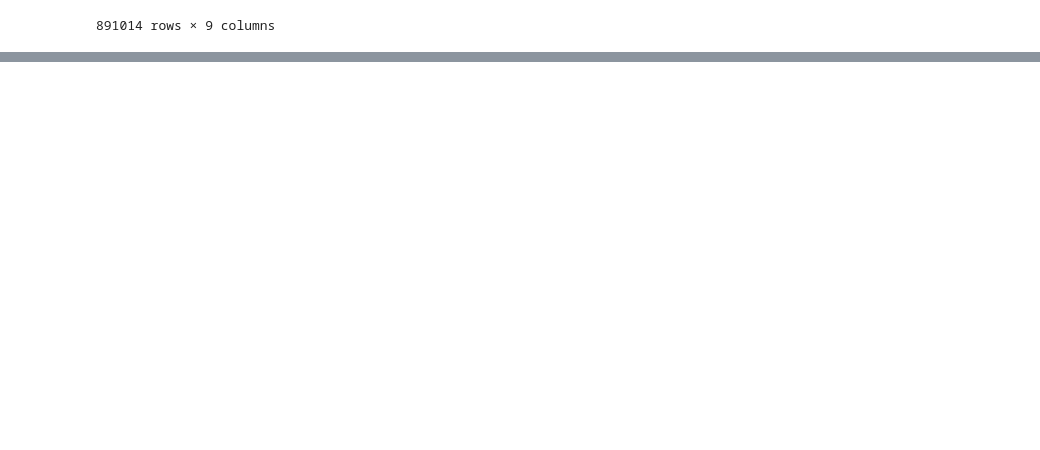
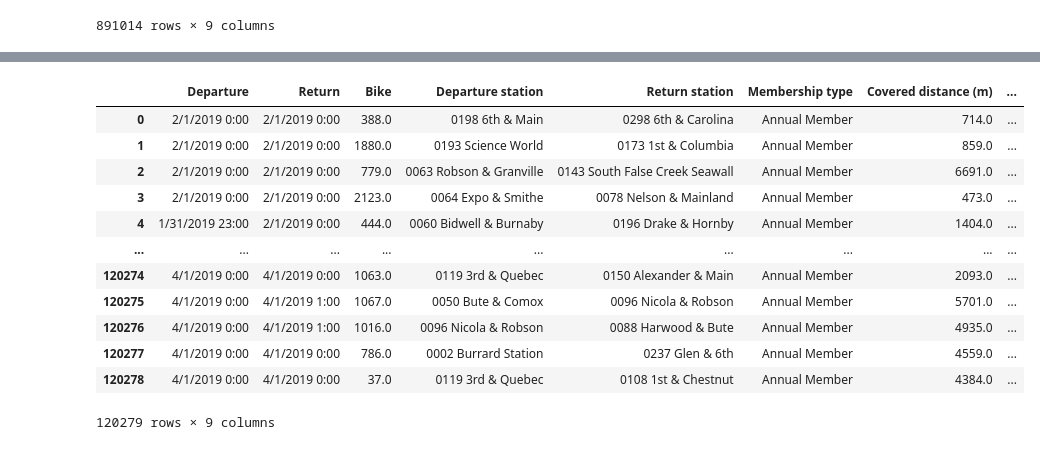
Before and after one commit to JeganS948/project2, a Jupyter notebook: resources/2_vancouver_canada/vancouver_bikeshare.ipynb, the cells around one changed output, grey strips where cells are left out. Drawn from its saved outputs; the diff is of its cells as text; code cells hidden in the pictures; blank space fills up the shorter version.

Commit message:
update user type

```diff
--- a/resources/2_vancouver_canada/vancouver_bikeshare.ipynb
+++ b/resources/2_vancouver_canada/vancouver_bikeshare.ipynb
@@ -296,3 +285,24 @@ q4=q4.replace({"Membership type":{"365 Standard": "Annual Member",
                "Single Trip Pass": "Casual Member",
                "Shared Mobility Pass": "Casual Member",
                "Archived 90 Day": "90 Day"}})
+# %%
+# drop columns
+i =["Member Type"]
+
+q1=q1.drop(columns=i)
+# %%
+q1
+# %% [output]
+|  | Departure | Return | Bike | Departure station | Return station | Membership type | Covered distance (m) | ... |
+| 0 | 2/1/2019 0:00 | 2/1/2019 0:00 | 388.0 | 0198 6th & Main | 0298 6th & Carolina | Annual Member | 714.0 | ... |
+| 1 | 2/1/2019 0:00 | 2/1/2019 0:00 | 1880.0 | 0193 Science World | 0173 1st & Columbia | Annual Member | 859.0 | ... |
+| 2 | 2/1/2019 0:00 | 2/1/2019 0:00 | 779.0 | 0063 Robson & Granville | 0143 South False Creek Seawall | Annual Member | 6691.0 | ... |
+| 3 | 2/1/2019 0:00 | 2/1/2019 0:00 | 2123.0 | 0064 Expo & Smithe | 0078 Nelson & Mainland | Annual Member | 473.0 | ... |
+| 4 | 1/31/2019 23:00 | 2/1/2019 0:00 | 444.0 | 0060 Bidwell & Burnaby | 0196 Drake & Hornby | Annual Member | 1404.0 | ... |
+| ... | ... | ... | ... | ... | ... | ... | ... | ... |
+| 120274 | 4/1/2019 0:00 | 4/1/2019 0:00 | 1063.0 | 0119 3rd & Quebec | 0150 Alexander & Main | Annual Member | 2093.0 | ... |
+| 120275 | 4/1/2019 0:00 | 4/1/2019 1:00 | 1067.0 | 0050 Bute & Comox | 0096 Nicola & Robson | Annual Member | 5701.0 | ... |
+| 120276 | 4/1/2019 0:00 | 4/1/2019 1:00 | 1016.0 | 0096 Nicola & Robson | 0088 Harwood & Bute | Annual Member | 4935.0 | ... |
+| 120277 | 4/1/2019 0:00 | 4/1/2019 0:00 | 786.0 | 0002 Burrard Station | 0237 Glen & 6th | Annual Member | 4559.0 | ... |
+| 120278 | 4/1/2019 0:00 | 4/1/2019 0:00 | 37.0 | 0119 3rd & Quebec | 0108 1st & Chestnut | Annual Member | 4384.0 | ... |
+120279 rows × 9 columns
```
Also changed, not shown: parts of 2 cells of this notebook.
